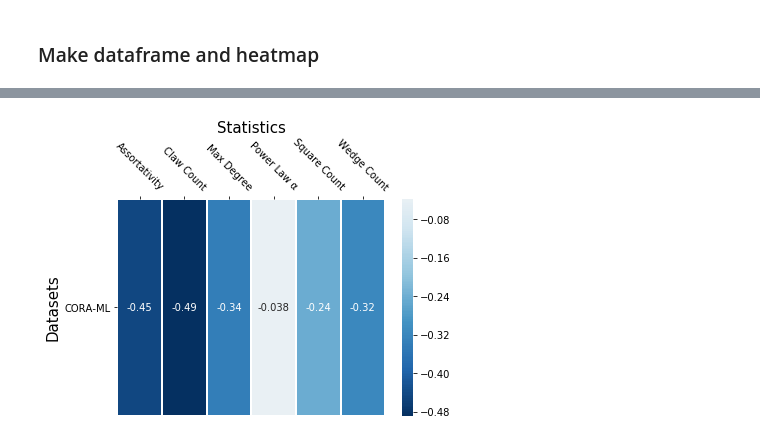
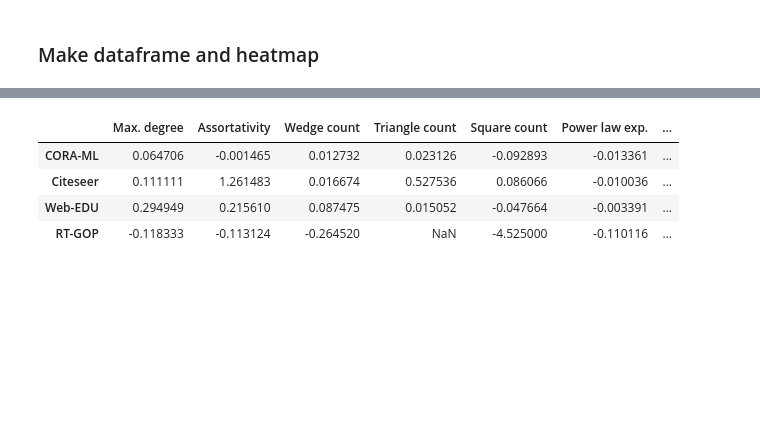
Before and after one commit to hheidrich/Net, a Jupyter notebook: exp/DirectComparisonTable.ipynb, the cells around one changed output, grey strips where cells are left out. Drawn from its saved outputs; the diff is of its cells as text; code cells hidden in the pictures; blank space fills up the shorter version.

```diff
--- a/exp/DirectComparisonTable.ipynb
+++ b/exp/DirectComparisonTable.ipynb
@@ -79,14 +35,20 @@ statistic_fns = {'Assortativity':graph_statistics.assortativity,
 # %% [markdown]
 ### Datasets (original graphs)
 # %%
-_A_obs = load_npz('../data/datasets/CORA_ML.npz')
+original_graphs = {}
+datasets = ['CORA-ML', 'citeseer', 'web_edu', 'rt_gop']
+datasets = ['rt_gop']
+for name in datasets:
+    _A_obs = load_npz(f'../data/datasets/{name}.npz')
 
-val_share = 0.1
-test_share = 0.05
-seed = 481516234
+    val_share = 0.1
+    test_share = 0.05
+    seed = 481516234
 
-train_ones, val_ones, val_zeros, test_ones, test_zeros = utils.train_val_test_split_adjacency(_A_obs, val_share, test_share, seed, undirected=True, connected=True, asserts=False)
-train_graph = sp.csr_matrix((np.ones(len(train_ones)),(train_ones[:,0], train_ones[:,1])))
+    train_ones, val_ones, val_zeros, test_ones, test_zeros = utils.train_val_test_split_adjacency(_A_obs, val_share, test_share, seed, undirected=True, connected=True, asserts=False)
+    train_graph = sp.csr_matrix((np.ones(len(train_ones)),(train_ones[:,0], train_ones[:,1])))
+
+    original_graphs[name] = train_graph
 # %% [markdown]
 ### Make dataframe and heatmap
 # %%
@@ -115,4 +72,21 @@ df = make_comparison_df(datasets=['CORA-ML'], models={'baseline_NetGan':1, 'base
-# %%
-comparison_tabular_from_df(df, annot_size=10)
-# %% [output]
-[figure, removed]
+# %%
+df = df.rename(index={'CORA-ML':'CORA-ML', 'citeseer':'Citeseer', 'web_edu':'Web-EDU', 'rt_gop':'RT-GOP'},
+               columns={'Clustering Coefficient':'Clustering coeff.',
+                        'Characteristic Path Length':'Charac. path len.',
+                        'Edge Distribution Entropy':'Rel. edge distr. entr.',
+                        'Gini':'Gini coeff.',
+                        'Max Degree':'Max. degree',
+                        'Power Law α':'Power law exp.',
+                        'Spectral Gap':'Spectral gap',
+                        'Square Count':'Square count',
+                        'Triangle Count':'Triangle count',
+                        'Wedge Count':'Wedge count'})
+df = df[['Max. degree', 'Assortativity', 'Wedge count', 'Triangle count', 'Square count',
+         'Power law exp.', 'Clustering coeff.', 'Spectral gap', 'Charac. path len.', 'Rel. edge distr. entr.']]
+df
+# %% [output]
+|  | Max. degree | Assortativity | Wedge count | Triangle count | Square count | Power law exp. | ... |
+| CORA-ML | 0.064706 | -0.001465 | 0.012732 | 0.023126 | -0.092893 | -0.013361 | ... |
+| Citeseer | 0.111111 | 1.261483 | 0.016674 | 0.527536 | 0.086066 | -0.010036 | ... |
+| Web-EDU | 0.294949 | 0.215610 | 0.087475 | 0.015052 | -0.047664 | -0.003391 | ... |
+| RT-GOP | -0.118333 | -0.113124 | -0.264520 | NaN | -4.525000 | -0.110116 | ... |
```
Also changed, not shown: parts of 15 cells of this notebook, 2 other files.
